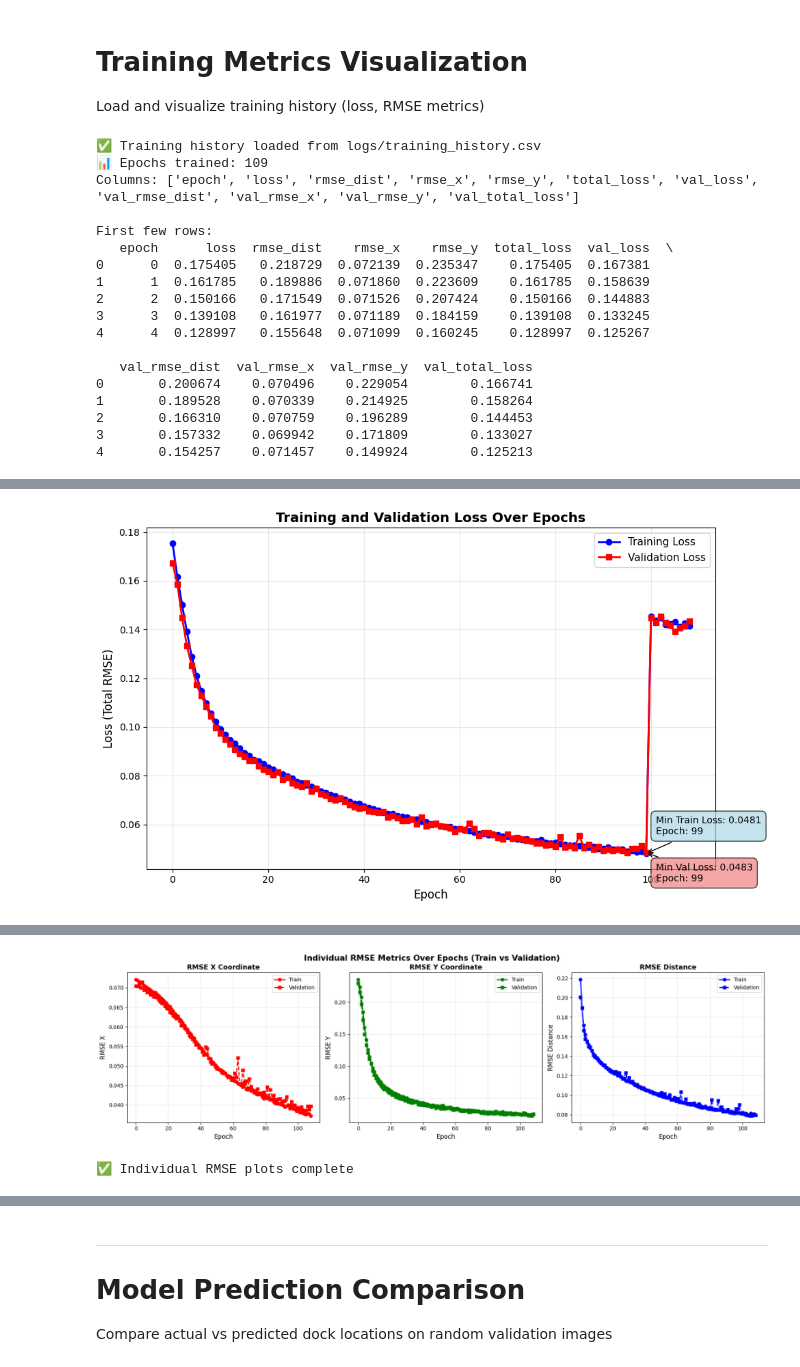
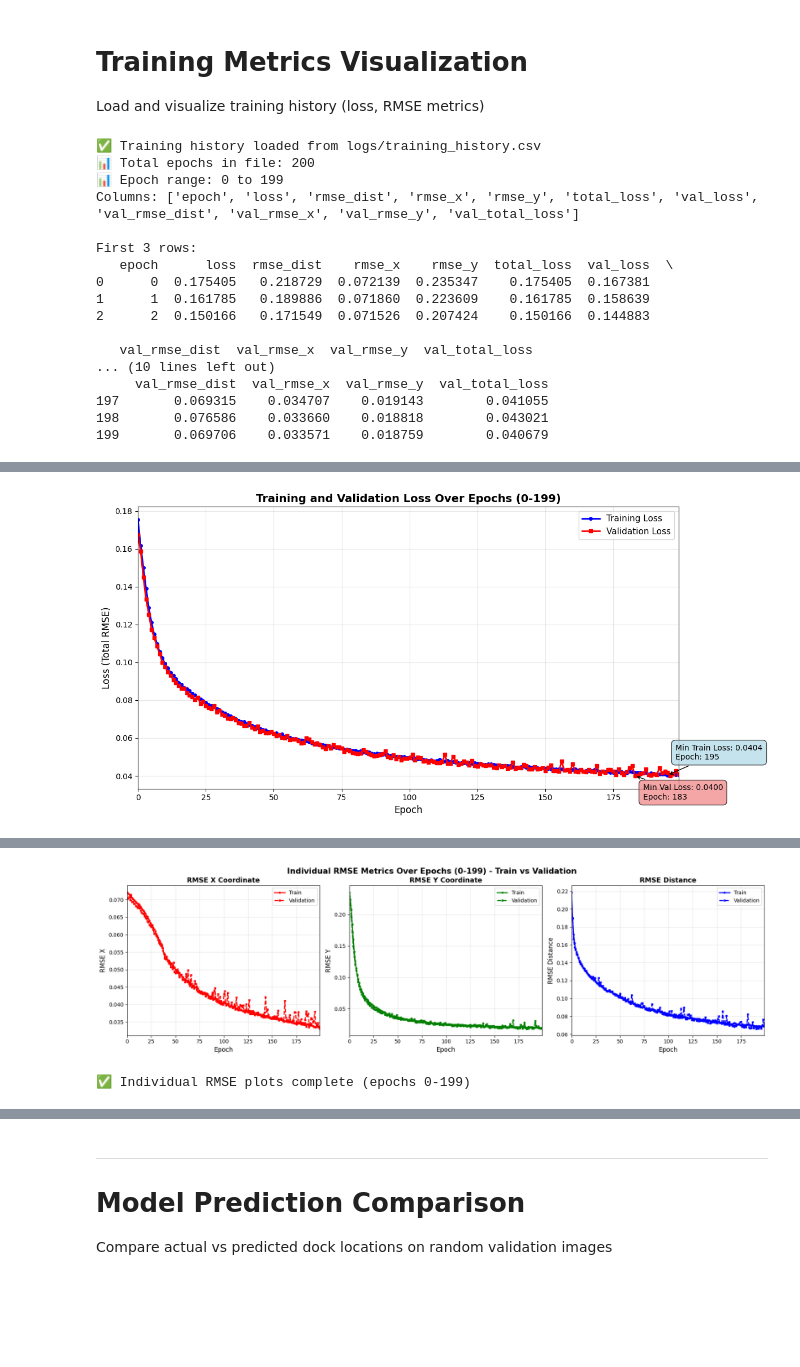
Before and after one commit to adwait-mitadt/mitadtu-docking, a Jupyter notebook: model_prediction_comparison.ipynb, the cells around one changed output, grey strips where cells are left out. Drawn from its saved outputs; the diff is of its cells as text; code cells hidden in the pictures; blank space fills up the shorter version.

```diff
--- a/model_prediction_comparison.ipynb
+++ b/model_prediction_comparison.ipynb
@@ -12,41 +12,44 @@ HISTORY_CSV = "logs/training_history.csv"
 try:
     history_df = pd.read_csv(HISTORY_CSV)
     print(f"✅ Training history loaded from {HISTORY_CSV}")
-    print(f"📊 Epochs trained: {len(history_df)}")
+    print(f"📊 Total epochs in file: {len(history_df)}")
+    print(f"📊 Epoch range: {history_df['epoch'].min()} to {history_df['epoch'].max()}")
     print(f"Columns: {history_df.columns.tolist()}")
-    print(f"\nFirst few rows:")
-    print(history_df.head())
+    print(f"\nFirst 3 rows:")
+    print(history_df.head(3))
+    print(f"\nLast 3 rows:")
+    print(history_df.tail(3))
 except FileNotFoundError:
     print(f"❌ Training history not found at {HISTORY_CSV}")
     print("Make sure you've trained the model first using train.py")
 # %% [output]
 ✅ Training history loaded from logs/training_history.csv
-📊 Epochs trained: 109
+📊 Total epochs in file: 200
+📊 Epoch range: 0 to 199
 Columns: ['epoch', 'loss', 'rmse_dist', 'rmse_x', 'rmse_y', 'total_loss', 'val_loss', 'val_rmse_dist', 'val_rmse_x', 'val_rmse_y', 'val_total_loss']
 
-First few rows:
+First 3 rows:
    epoch      loss  rmse_dist    rmse_x    rmse_y  total_loss  val_loss  \
 0      0  0.175405   0.218729  0.072139  0.235347    0.175405  0.167381
 1      1  0.161785   0.189886  0.071860  0.223609    0.161785  0.158639
 2      2  0.150166   0.171549  0.071526  0.207424    0.150166  0.144883
-3      3  0.139108   0.161977  0.071189  0.184159    0.139108  0.133245
-4      4  0.128997   0.155648  0.071099  0.160245    0.128997  0.125267
 
    val_rmse_dist  val_rmse_x  val_rmse_y  val_total_loss
-0       0.200674    0.070496    0.229054        0.166741
-1       0.189528    0.070339    0.214925        0.158264
-2       0.166310    0.070759    0.196289        0.144453
-3       0.157332    0.069942    0.171809        0.133027
-4       0.154257    0.071457    0.149924        0.125213
+... (10 lines left out)
+     val_rmse_dist  val_rmse_x  val_rmse_y  val_total_loss
+197       0.069315    0.034707    0.019143        0.041055
+198       0.076586    0.033660    0.018818        0.043021
+199       0.069706    0.033571    0.018759        0.040679
 # %%
 # Plot Training and Validation Loss
-fig, ax = plt.subplots(1, 1, figsize=(10, 6))
+fig, ax = plt.subplots(1, 1, figsize=(12, 6))
 
-ax.plot(history_df['epoch'], history_df['loss'], 'b-', linewidth=2, marker='o', label='Training Loss')
+# Plot using epoch column as x-axis
+ax.plot(history_df['epoch'], history_df['loss'], 'b-', linewidth=2, marker='o', markersize=4, label='Training Loss')
 
 # Check if validation loss exists
 if 'val_loss' in history_df.columns:
-    ax.plot(history_df['epoch'], history_df['val_loss'], 'r-', linewidth=2, marker='s', label='Validation Loss')
+    ax.plot(history_df['epoch'], history_df['val_loss'], 'r-', linewidth=2, marker='s', markersize=4, label='Validation Loss')
 
     # Add annotation for min validation loss
     min_val_loss_idx = history_df['val_loss'].idxmin()
@@ -62,9 +65,10 @@ if 'val_loss' in history_df.columns:
 
 ax.set_xlabel('Epoch', fontsize=12)
 ax.set_ylabel('Loss (Total RMSE)', fontsize=12)
-ax.set_title('Training and Validation Loss Over Epochs', fontsize=14, fontweight='bold')
+ax.set_title(f'Training and Validation Loss Over Epochs (0-{history_df["epoch"].max()})', fontsize=14, fontweight='bold')
 ax.grid(True, alpha=0.3)
 ax.legend(fontsize=11)
+ax.set_xlim(0, history_df['epoch'].max())
 
 # Add annotations for min training loss
 min_loss_idx = history_df['loss'].idxmin()
@@ -80,4 +84,5 @@ plt.tight_layout()
 plt.show()
 
 print(f"📉 Minimum training loss: {min_loss:.4f} at epoch {min_epoch}")
+print(f"✅ Plotted epochs {history_df['epoch'].min()} to {history_df['epoch'].max()} ({len(history_df)} total epochs)")
 # %% [output]
@@ -85 +90 @@ print(f"📉 Minimum training loss: {min_loss:.4f} at epoch {min_epoch}")
-[figure, old version]
+[figure, new version]
@@ -92,42 +98,45 @@ fig, axes = plt.subplots(1, 3, figsize=(18, 5))
 has_val = 'val_rmse_x' in history_df.columns
 
 # RMSE X
-axes[0].plot(history_df['epoch'], history_df['rmse_x'], 'r-', linewidth=2, marker='o', label='Train')
+axes[0].plot(history_df['epoch'], history_df['rmse_x'], 'r-', linewidth=2, marker='o', markersize=3, label='Train')
 if has_val:
-    axes[0].plot(history_df['epoch'], history_df['val_rmse_x'], 'r--', linewidth=2, marker='s', label='Validation')
+    axes[0].plot(history_df['epoch'], history_df['val_rmse_x'], 'r--', linewidth=2, marker='s', markersize=3, label='Validation')
 axes[0].set_xlabel('Epoch', fontsize=12)
 axes[0].set_ylabel('RMSE X', fontsize=12)
 axes[0].set_title('RMSE X Coordinate', fontsize=13, fontweight='bold')
+axes[0].set_xlim(0, history_df['epoch'].max())
 axes[0].grid(True, alpha=0.3)
 axes[0].legend()
 
 # RMSE Y
-axes[1].plot(history_df['epoch'], history_df['rmse_y'], 'g-', linewidth=2, marker='o', label='Train')
+axes[1].plot(history_df['epoch'], history_df['rmse_y'], 'g-', linewidth=2, marker='o', markersize=3, label='Train')
 if has_val:
-    axes[1].plot(history_df['epoch'], history_df['val_rmse_y'], 'g--', linewidth=2, marker='s', label='Validation')
+    axes[1].plot(history_df['epoch'], history_df['val_rmse_y'], 'g--', linewidth=2, marker='s', markersize=3, label='Validation')
 axes[1].set_xlabel('Epoch', fontsize=12)
 axes[1].set_ylabel('RMSE Y', fontsize=12)
 axes[1].set_title('RMSE Y Coordinate', fontsize=13, fontweight='bold')
+axes[1].set_xlim(0, history_df['epoch'].max())
 axes[1].grid(True, alpha=0.3)
 axes[1].legend()
 
 # RMSE Distance
-axes[2].plot(history_df['epoch'], history_df['rmse_dist'], 'b-', linewidth=2, marker='o', label='Train')
+axes[2].plot(history_df['epoch'], history_df['rmse_dist'], 'b-', linewidth=2, marker='o', markersize=3, label='Train')
 if has_val:
-    axes[2].plot(history_df['epoch'], history_df['val_rmse_dist'], 'b--', linewidth=2, marker='s', label='Validation')
+    axes[2].plot(history_df['epoch'], history_df['val_rmse_dist'], 'b--', linewidth=2, marker='s', markersize=3, label='Validation')
 axes[2].set_xlabel('Epoch', fontsize=12)
 axes[2].set_ylabel('RMSE Distance', fontsize=12)
 axes[2].set_title('RMSE Distance', fontsize=13, fontweight='bold')
+axes[2].set_xlim(0, history_df['epoch'].max())
 axes[2].grid(True, alpha=0.3)
 axes[2].legend()
 
 plt.tight_layout()
-plt.suptitle('Individual RMSE Metrics Over Epochs (Train vs Validation)', fontsize=15, fontweight='bold', y=1.02)
+plt.suptitle(f'Individual RMSE Metrics Over Epochs (0-{history_df["epoch"].max()}) - Train vs Validation', fontsize=15, fontweight='bold', y=1.02)
 plt.show()
 
-print("✅ Individual RMSE plots complete")
+print(f"✅ Individual RMSE plots complete (epochs 0-{history_df['epoch'].max()})")
 # %% [output]
-[figure, old version]
+[figure, new version]
-✅ Individual RMSE plots complete
+✅ Individual RMSE plots complete (epochs 0-199)
 # %%
 # Combined RMSE Metrics Comparison
```
Also changed, not shown: parts of 7 cells of this notebook, 15 other files.
